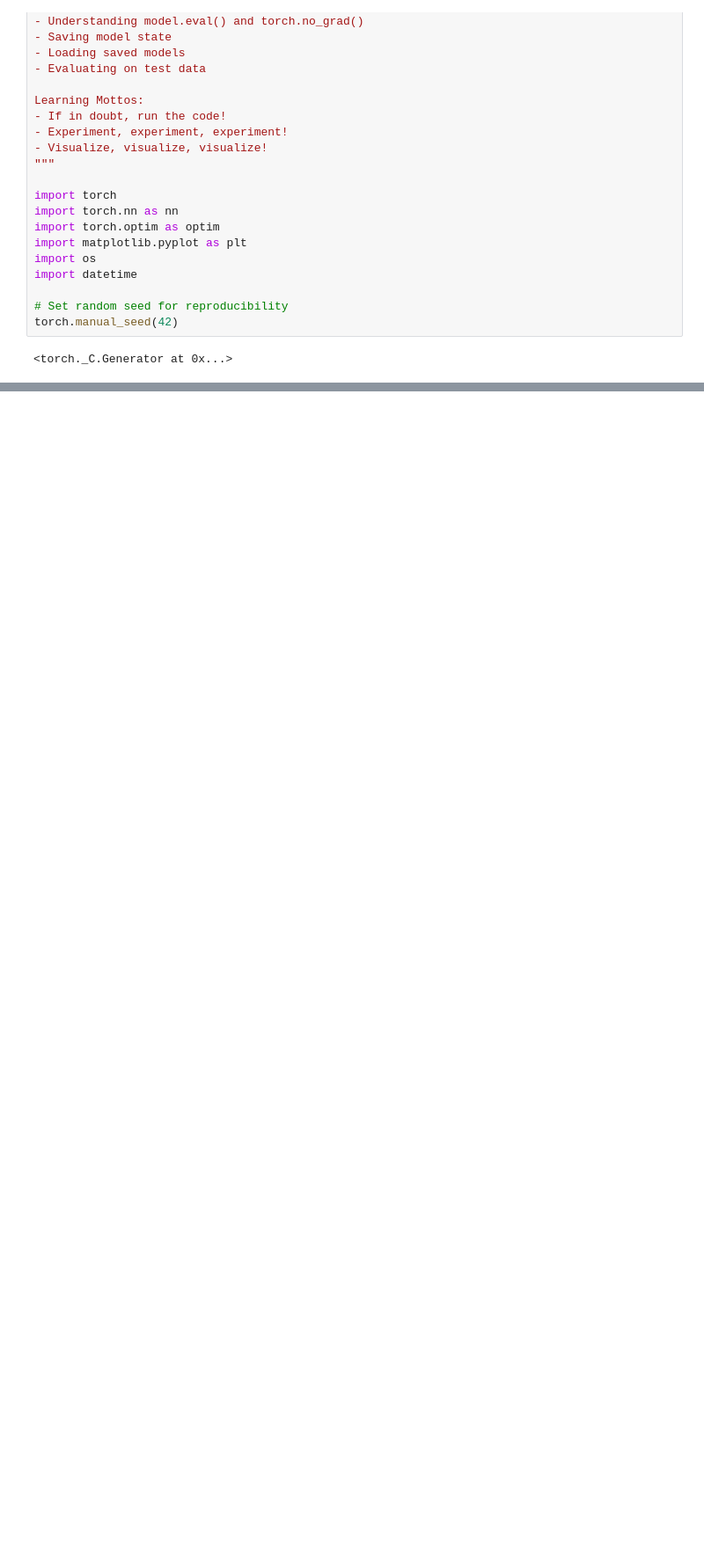
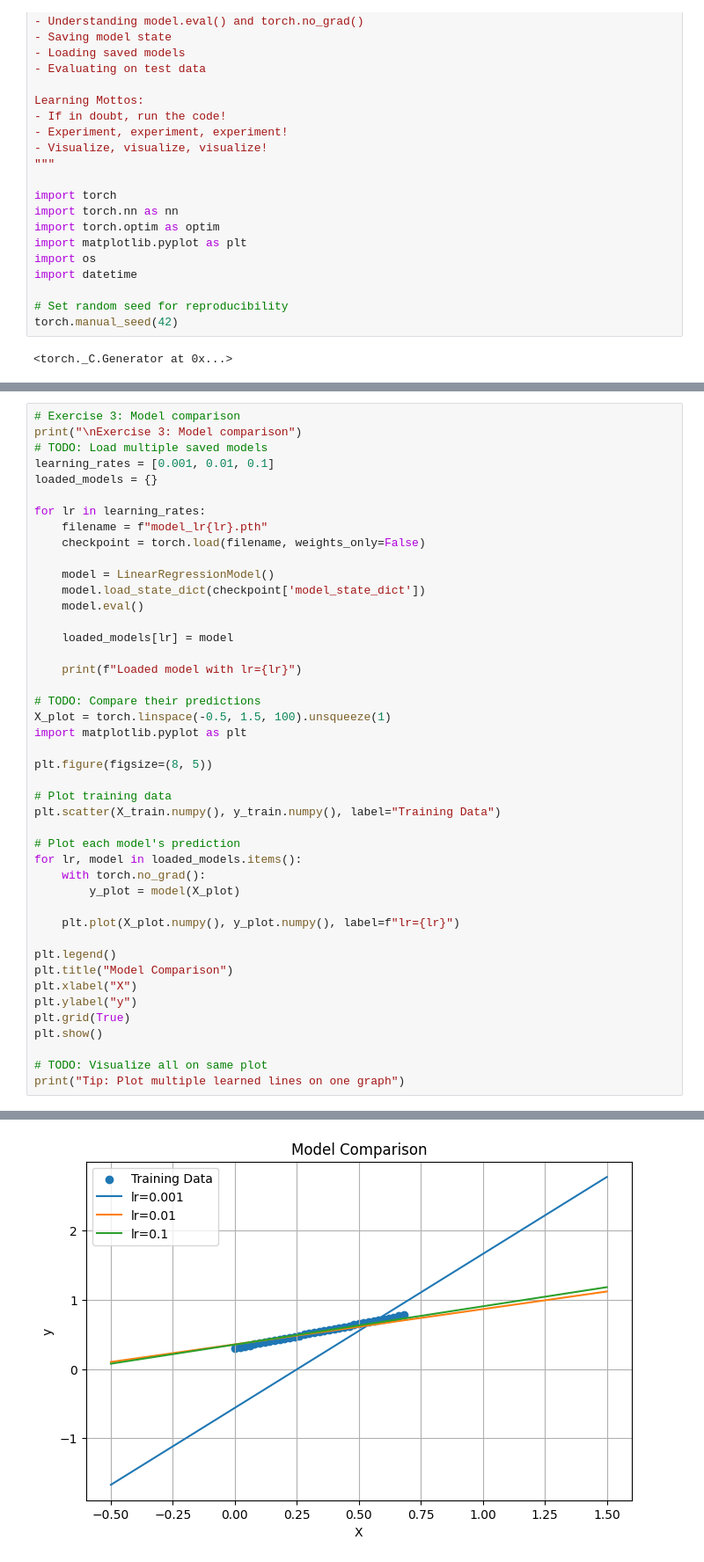
Before and after one commit to TranQuocHuy83/mlops_training---module02---HuyTran-, a Jupyter notebook: 04_inference_and_saving.ipynb, the cells around one changed output, grey strips where cells are left out. Shown at 88% size. Saved outputs shown, nothing was run; the diff lists cells and outputs as text; blank space fills up the shorter version.

```diff
--- a/04_inference_and_saving.ipynb
+++ b/04_inference_and_saving.ipynb
@@ -300,0 +442,45 @@ print("=" * 60)
+# %%
+# Exercise 3: Model comparison
+print("\nExercise 3: Model comparison")
+# TODO: Load multiple saved models
+learning_rates = [0.001, 0.01, 0.1]
+loaded_models = {}
+
+for lr in learning_rates:
+    filename = f"model_lr{lr}.pth"
+    checkpoint = torch.load(filename, weights_only=False)
+
+    model = LinearRegressionModel()
+    model.load_state_dict(checkpoint['model_state_dict'])
+    model.eval()
+
+    loaded_models[lr] = model
+
+    print(f"Loaded model with lr={lr}")
+
+# TODO: Compare their predictions
+X_plot = torch.linspace(-0.5, 1.5, 100).unsqueeze(1)
+import matplotlib.pyplot as plt
+
+plt.figure(figsize=(8, 5))
+
+# Plot training data
+plt.scatter(X_train.numpy(), y_train.numpy(), label="Training Data")
+
+# Plot each model's prediction
+for lr, model in loaded_models.items():
+    with torch.no_grad():
+        y_plot = model(X_plot)
+
+    plt.plot(X_plot.numpy(), y_plot.numpy(), label=f"lr={lr}")
+
+plt.legend()
+plt.title("Model Comparison")
+plt.xlabel("X")
+plt.ylabel("y")
+plt.grid(True)
+plt.show()
+
+# TODO: Visualize all on same plot
+print("Tip: Plot multiple learned lines on one graph")
+# %% [output]
@@ -300,0 +491 @@ print("=" * 60)
+[figure, added]
```
Also changed, not shown: parts of 20 cells of this notebook.
